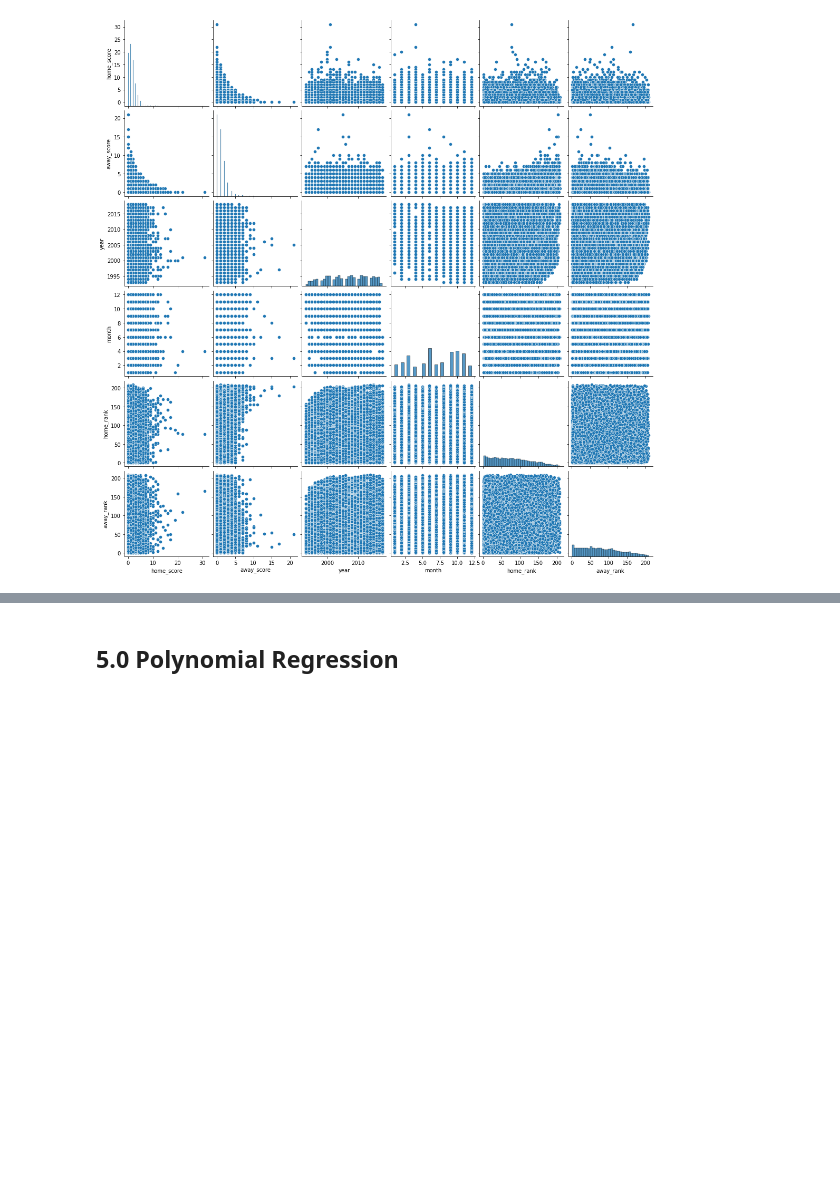
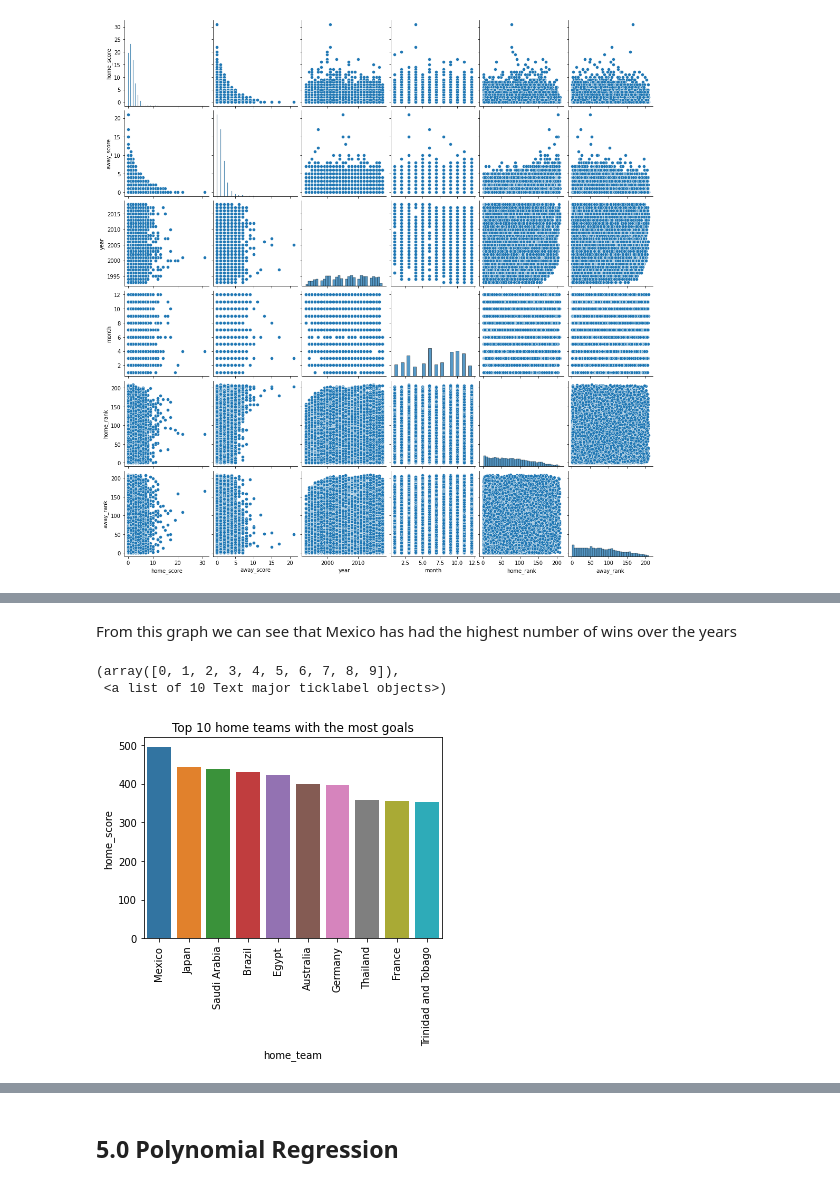
Before and after one commit to WilkisterMbaka/Fifa-Score-Prediction-, a Jupyter notebook: Moringa_Data_Science_Prep_W6_Independent_Project_2022_06_Wilkister_Mbaka_Regression.ipynb, the cells around one changed output, grey strips where cells are left out. Cells and saved outputs as stored; diff of their text form; code cells hidden in the pictures; blank space fills up the shorter version.

```diff
--- a/Moringa_Data_Science_Prep_W6_Independent_Project_2022_06_Wilkister_Mbaka_Regression.ipynb
+++ b/Moringa_Data_Science_Prep_W6_Independent_Project_2022_06_Wilkister_Mbaka_Regression.ipynb
@@ -683,0 +673,16 @@ Text(0.5, 1.0, 'The total number of bluecars taken per month')
+# %% [markdown]
+From this graph we can see that Mexico has had the highest number of wins over the years
+# %%
+# Top 10 home teams with the most goals
+#calculate sum of values by group
+group1 = model_df1.groupby(['home_team'])['home_score'].sum().nlargest(10)
+group1 = group1.reset_index()
+
+# #create bar plot by group
+sns.barplot(x='home_team',y='home_score',data=group1)
+plt.title('Top 10 home teams with the most goals')
+plt.xticks(rotation=90)
+# %% [output]
+(array([0, 1, 2, 3, 4, 5, 6, 7, 8, 9]),
+ <a list of 10 Text major ticklabel objects>)
+[figure, added]
```
Also changed, not shown: parts of 72 cells of this notebook.
